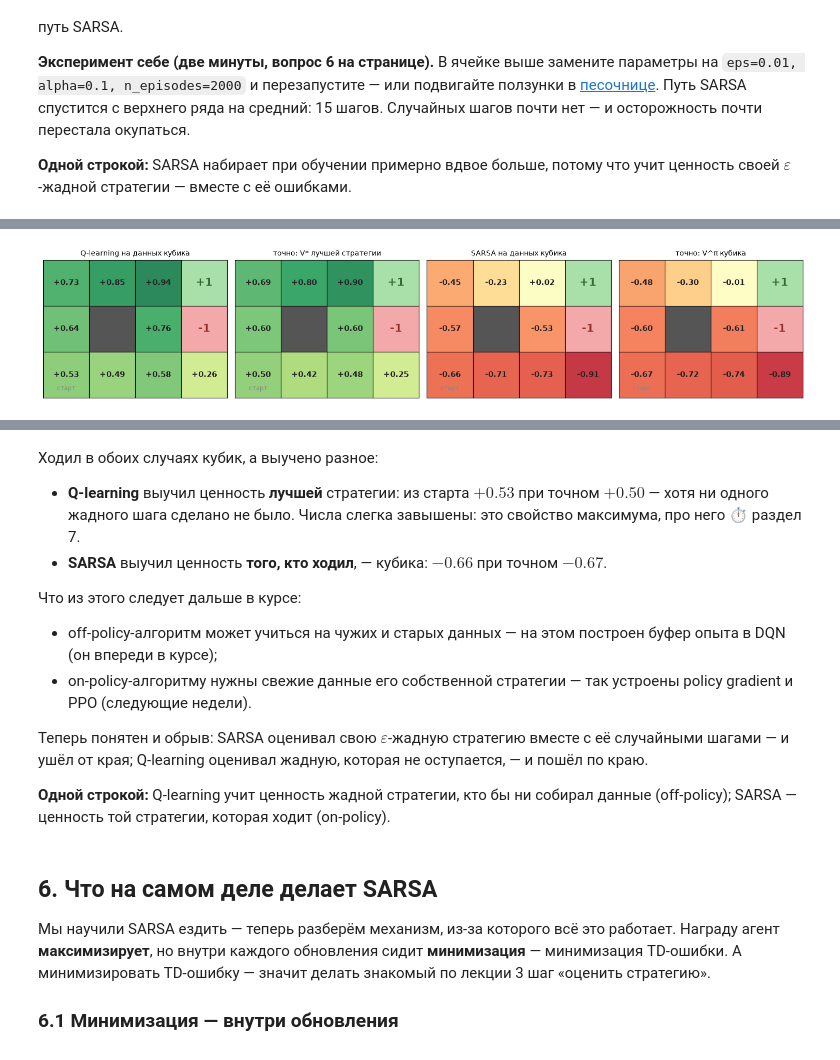
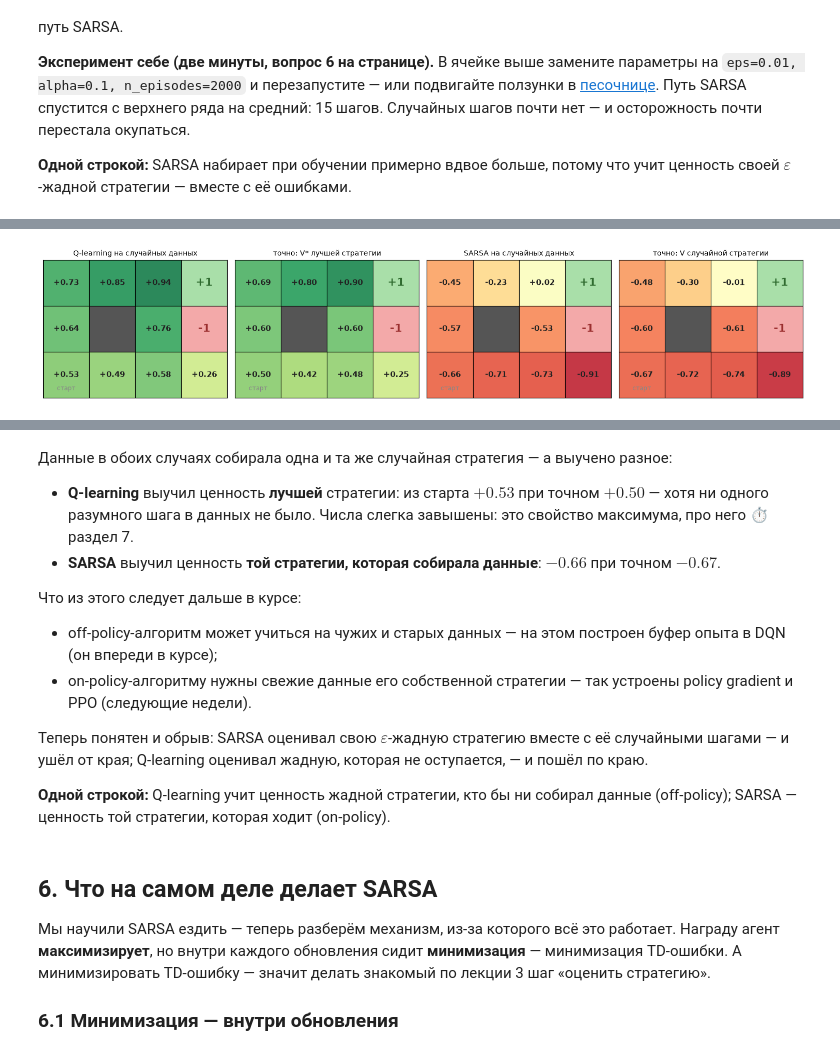
Before and after one commit to IlyaChichkanov/Reinforcement-learning, a Jupyter notebook: 04-sarsa/lecture/lecture.ipynb, the cells around one changed output, grey strips where cells are left out. Saved outputs shown, nothing was run; the diff lists cells and outputs as text; code cells hidden in the pictures.

```diff
--- a/04-sarsa/lecture/lecture.ipynb
+++ b/04-sarsa/lecture/lecture.ipynb
@@ -272,25 +286,29 @@ Q-learning: жадный путь доходит до G в 10 запусках
 # %%
 # клетчатому миру добавляем два поля в стиле Gymnasium — чтобы td_control его понимал
 env.observation_space, env.action_space = gym.spaces.Discrete(env.n_states), gym.spaces.Discrete(env.n_actions)
 
-uniform = uniform_policy(env)                 # «кубик»: все действия равновероятны
-V_true = np.zeros(env.n_states)               # его точная ценность — оценка стратегии из лекции 2
+# шаг 1: точный ответ для сверки — ценность случайной стратегии (оценка стратегии, лекция 2)
+random_policy = uniform_policy(env)                    # все действия равновероятны
+V_random_true = np.zeros(env.n_states)
 for _ in range(300):
-    V_true = (uniform * (R + GAMMA * (P @ V_true))).sum(axis=1)
+    V_random_true = (random_policy * (R + GAMMA * (P @ V_random_true))).sum(axis=1)
 
-dice = dict(n_episodes=3000, alpha=0.05, eps=1.0, gamma=GAMMA, max_steps=100)   # ε = 1: ходит чистый кубик
-Q_off, _ = td_control(env, "q-learning", **dice)
-Q_on, _ = td_control(env, "sarsa", **dice)
-V_off = Q_off.max(axis=1)                     # Q-learning учит жадную стратегию: её ценность — максимум по действиям
-V_on = (uniform * Q_on).sum(axis=1)           # SARSA учит того, кто ходит, — кубик: его ценность — среднее по действиям
+# шаг 2: оба алгоритма учатся на одних и тех же случайных данных (eps=1 — каждый шаг наугад)
+random_params = dict(n_episodes=3000, alpha=0.05, eps=1.0, gamma=GAMMA, max_steps=100)
+Q_ql_random, _ = td_control(env, "q-learning", **random_params)
+Q_sarsa_random, _ = td_control(env, "sarsa", **random_params)
+
+# шаг 3: из таблиц Q — карты ценностей, каждая по формуле своей стратегии
+V_ql = Q_ql_random.max(axis=1)                         # V(s) = max_a Q(s,a): Q-learning учит жадную стратегию
+V_sarsa = (random_policy * Q_sarsa_random).sum(axis=1) # V(s) = ¼ Σ_a Q(s,a): SARSA учит ту, что ходила
 
 fig, axes = plt.subplots(1, 4, figsize=(15, 3.3))
-plot_values(V_off, env, ax=axes[0], title="Q-learning на данных кубика")
+plot_values(V_ql, env, ax=axes[0], title="Q-learning на случайных данных")
 plot_values(V_star, env, ax=axes[1], title="точно: V* лучшей стратегии")
-plot_values(V_on, env, ax=axes[2], title="SARSA на данных кубика")
-plot_values(V_true, env, ax=axes[3], title="точно: V^π кубика")
+plot_values(V_sarsa, env, ax=axes[2], title="SARSA на случайных данных")
+plot_values(V_random_true, env, ax=axes[3], title="точно: V случайной стратегии")
 plt.tight_layout(); plt.show()
-print(f"Q-learning: V(старт) = {V_off[env.start]:+.2f}   точное V* лучшей стратегии: {V_star[env.start]:+.2f}")
-print(f"SARSA:      V(старт) = {V_on[env.start]:+.2f}   точное V^π кубика:        {V_true[env.start]:+.2f}")
+print(f"Q-learning: V(старт) = {V_ql[env.start]:+.2f}   точное V* лучшей стратегии:    {V_star[env.start]:+.2f}")
+print(f"SARSA:      V(старт) = {V_sarsa[env.start]:+.2f}   точное V случайной стратегии: {V_random_true[env.start]:+.2f}")
 # %% [output]
-[figure, old version]
+[figure, new version]
@@ -299,8 +317,8 @@ SARSA:      V(старт) = -0.66   точное V^π кубика:        -0.67
 # %% [markdown]
-Ходил в обоих случаях кубик, а выучено разное:
+Данные в обоих случаях собирала одна и та же случайная стратегия — а выучено разное:
 
-* **Q-learning** выучил ценность **лучшей** стратегии: из старта $+0.53$ при точном $+0.50$ — хотя ни одного жадного шага сделано не было. Числа слегка завышены: это свойство максимума, про него ⏱ раздел 7.
-* **SARSA** выучил ценность **того, кто ходил**, — кубика: $-0.66$ при точном $-0.67$.
+* **Q-learning** выучил ценность **лучшей** стратегии: из старта $+0.53$ при точном $+0.50$ — хотя ни одного разумного шага в данных не было. Числа слегка завышены: это свойство максимума, про него ⏱ раздел 7.
+* **SARSA** выучил ценность **той стратегии, которая собирала данные**: $-0.66$ при точном $-0.67$.
 
 Что из этого следует дальше в курсе:
 
```
Also changed, not shown: parts of 3 cells of this notebook, 2 other files.
